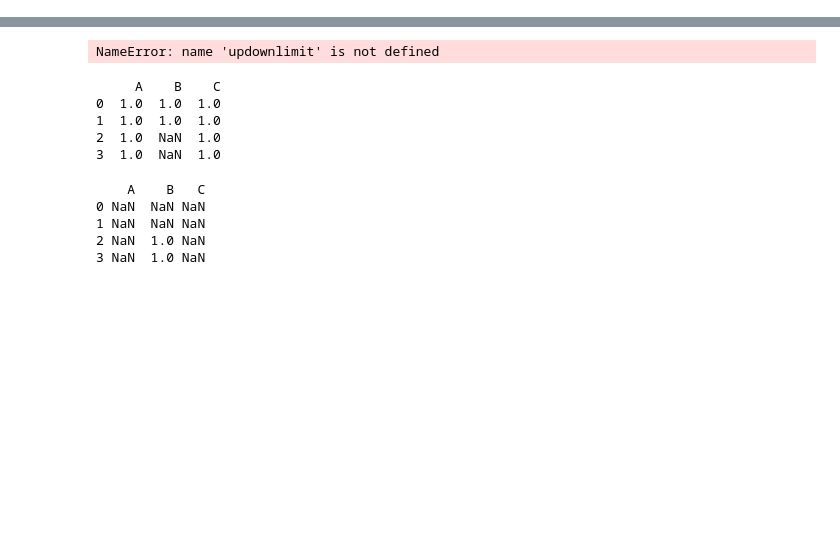
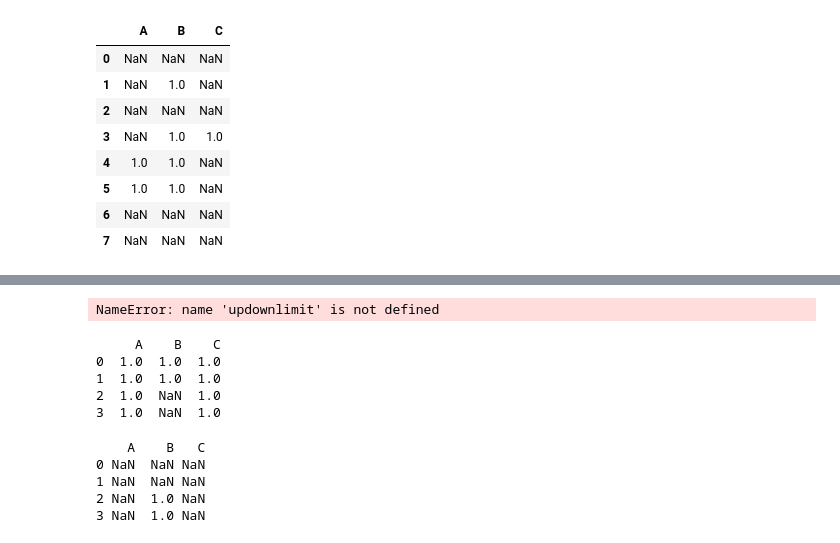
Before and after one commit to Alert-Wang/ipynb, a Jupyter notebook: updaownlimit.ipynb, the cells around one changed output, grey strips where cells are left out. Saved outputs shown, nothing was run; the diff lists cells and outputs as text; code cells hidden in the pictures; blank space fills up the shorter version.

```diff
--- a/updaownlimit.ipynb
+++ b/updaownlimit.ipynb
@@ -108,0 +478,15 @@ updownlimit(df_price_pct,df_weight)
+# %%
+
+df_islimit = (~((abs(df_nowprice_pct) > 0.097) | df_nowprice_pct.isnull()) ).astype("float32").replace(0.,np.nan)
+df_isupdown = df_islimit.isnull().astype("float32").replace(0.,np.nan) # 当天涨跌停为1，其它为nan
+df_isupdown
+# %% [output]
+|  | A | B | C |
+| 0 | NaN | NaN | NaN |
+| 1 | NaN | 1.0 | NaN |
+| 2 | NaN | NaN | NaN |
+| 3 | NaN | 1.0 | 1.0 |
+| 4 | 1.0 | 1.0 | NaN |
+| 5 | 1.0 | 1.0 | NaN |
+| 6 | NaN | NaN | NaN |
+| 7 | NaN | NaN | NaN |
```
Also changed, not shown: parts of 31 cells of this notebook, 5 other files.
